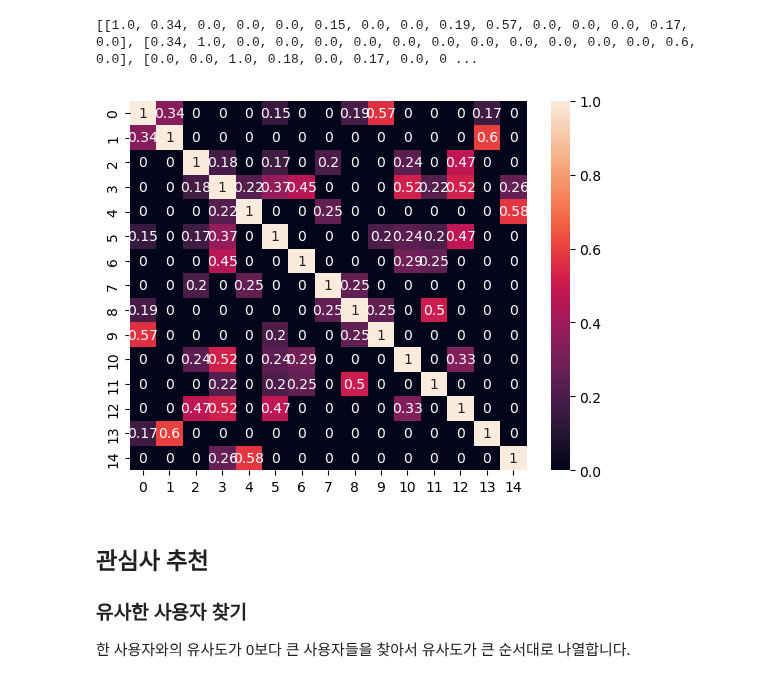
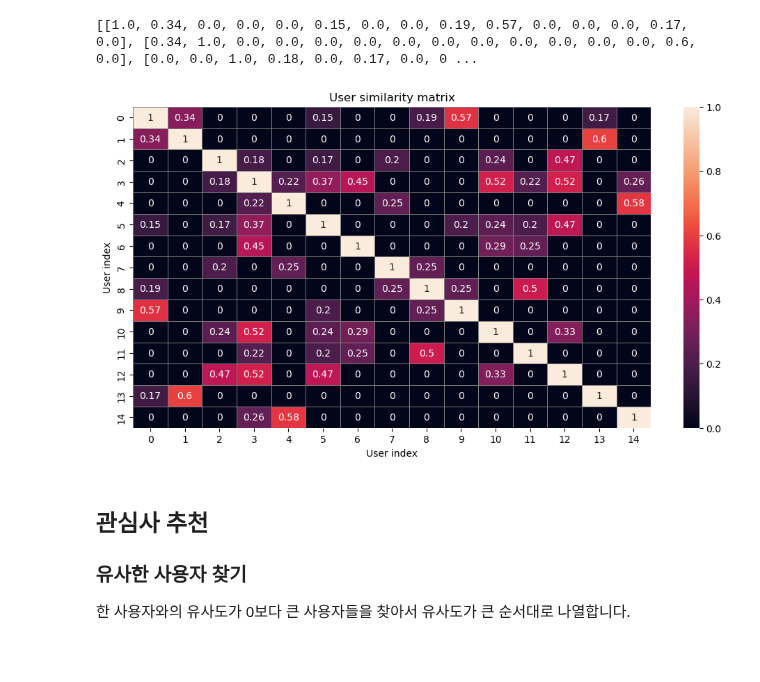
Before and after one commit to trvoid/ml-study, a Jupyter notebook: collaborative-filtering/user_based_cf.ipynb, the cells around one changed output. Drawn from its saved outputs; the diff is of its cells as text; code cells hidden in the pictures; blank space fills up the shorter version.

```diff
--- a/collaborative-filtering/user_based_cf.ipynb
+++ b/collaborative-filtering/user_based_cf.ipynb
@@ -69,11 +78,17 @@ user_similarities = [[round(cosine_similarity(interest_vector_i, interest_vector
 print(user_similarities)
 # %% [output]
 [[1.0, 0.34, 0.0, 0.0, 0.0, 0.15, 0.0, 0.0, 0.19, 0.57, 0.0, 0.0, 0.0, 0.17, 0.0], [0.34, 1.0, 0.0, 0.0, 0.0, 0.0, 0.0, 0.0, 0.0, 0.0, 0.0, 0.0, 0.0, 0.6, 0.0], [0.0, 0.0, 1.0, 0.18, 0.0, 0.17, 0.0, 0 ...
-# %%
-hm = sns.heatmap(data = user_similarities, annot=True)
-plt.show()
-# %% [output]
-[figure, removed]
+# %%
+plt.figure(figsize=(12, 6))
+hm = sns.heatmap(data = user_similarities, annot=True, linewidths=0.5, linecolor="grey")
+
+plt.xlabel("User index")
+plt.ylabel("User index")
+plt.title("User similarity matrix")
+
+plt.show()
+# %% [output]
+[figure, added]
 # %% [markdown]
 ## 관심사 추천
 
```
Also changed, not shown: parts of 8 cells of this notebook.
